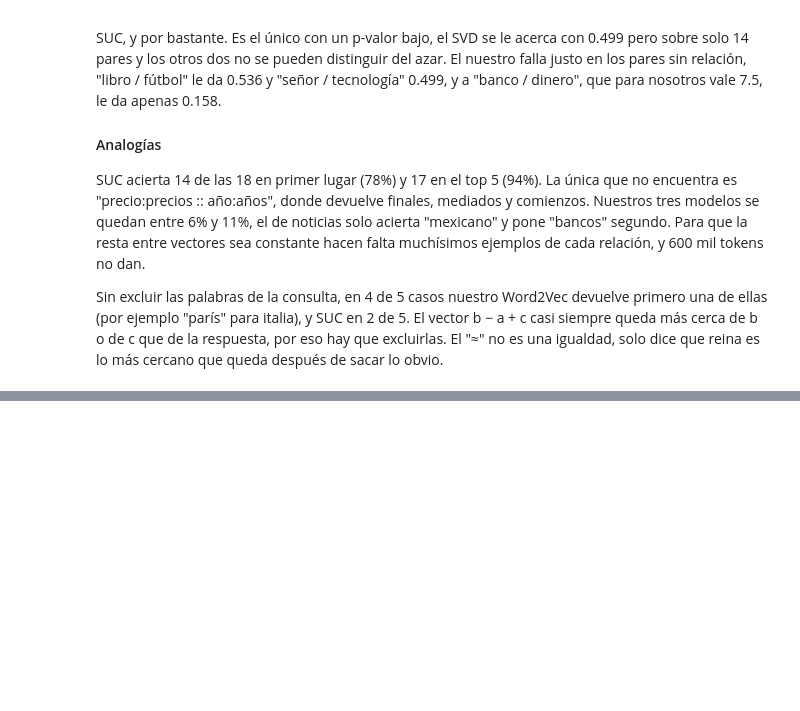
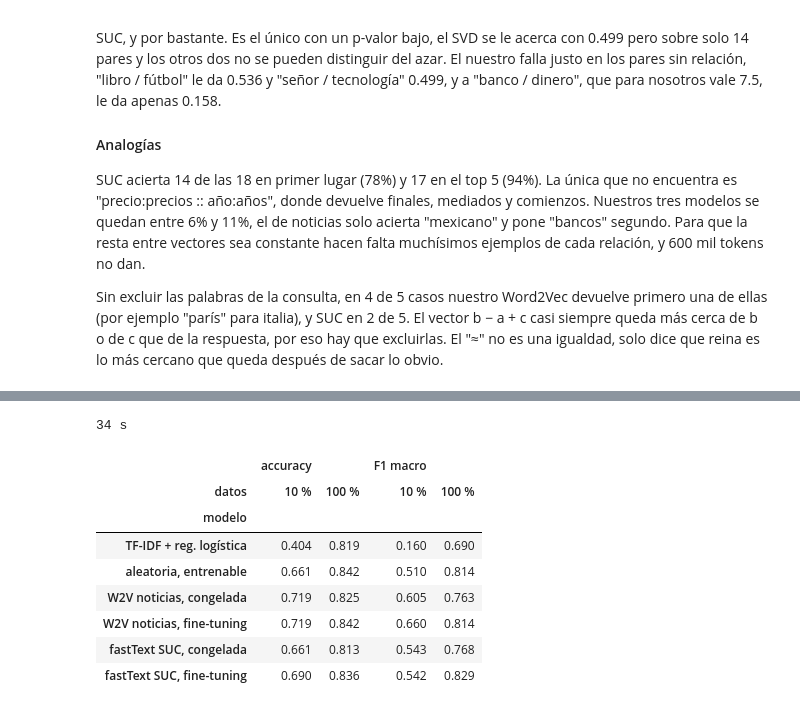
Before and after one commit to MrCifristo/NaturalLanguageProcessing, a Jupyter notebook: lab9-nlp/lab9.ipynb, the cells around one changed output, grey strips where cells are left out. Drawn from its saved outputs; the diff is of its cells as text; code cells hidden in the pictures; blank space fills up the shorter version.

```diff
--- a/lab9-nlp/lab9.ipynb
+++ b/lab9-nlp/lab9.ipynb
@@ -1049,0 +1170,17 @@ PCA es una proyección lineal, conserva las direcciones de mayor varianza y por
+# %%
+# --- 8.2 Línea base, TF-IDF + regresión logística ---
+def metricas(y, pred):
+    return {"accuracy": round(accuracy_score(y, pred), 3),
+            "F1 macro": round(f1_score(y, pred, average="macro"), 3)}
+
+
+resultados_clf = []
+y_test = df_clf.loc[idx_test, "y"].values
+for datos, idx in [("100 %", idx_train), ("10 %", idx_train10)]:
+    tfidf = TfidfVectorizer(analyzer=lambda tokens: tokens)
+    X_tr = tfidf.fit_transform(df_clf.loc[idx, "tokens"])
+    lr = LogisticRegression(max_iter=1000, random_state=RANDOM_STATE).fit(X_tr, df_clf.loc[idx, "y"])
+    pred = lr.predict(tfidf.transform(df_clf.loc[idx_test, "tokens"]))
+    resultados_clf.append({"modelo": "TF-IDF + reg. logística", "datos": datos, **metricas(y_test, pred)})
+
+pd.DataFrame(resultados_clf)
@@ -1049,0 +1275,32 @@ PCA es una proyección lineal, conserva las direcciones de mayor varianza y por
+# %%
+# --- 8.5 Tabla congelada frente a fine-tuning, con 100 % y 10 % de los datos ---
+E_w2v, _ = matriz_preentrenada(w2v_mejor.wv)
+E_suc, _ = matriz_preentrenada(suc)
+CONFIGS = {
+    "aleatoria, entrenable": dict(E=None),
+    "W2V noticias, congelada": dict(E=E_w2v, freeze=True),
+    "W2V noticias, fine-tuning": dict(E=E_w2v, freeze=False),
+    "fastText SUC, congelada": dict(E=E_suc, freeze=True),
+    "fastText SUC, fine-tuning": dict(E=E_suc, freeze=False),
+}
+
+t0 = time.time()
+for datos, idx in [("100 %", idx_train), ("10 %", idx_train10)]:
+    for nombre, cfg in CONFIGS.items():
+        modelo, _ = entrena_clf(idx, **cfg)
+        resultados_clf.append({"modelo": nombre, "datos": datos, **evalua(modelo, idx_test)})
+print(f"{time.time() - t0:.0f} s")
+
+tabla_clf = pd.DataFrame(resultados_clf).pivot(index="modelo", columns="datos", values=["accuracy", "F1 macro"])
+tabla_clf.reindex(["TF-IDF + reg. logística", *CONFIGS])
+# %% [output]
+34 s
+|  | accuracy |  | F1 macro |  |
+| datos | 10 % | 100 % | 10 % | 100 % |
+| modelo |  |  |  |  |
+| TF-IDF + reg. logística | 0.404 | 0.819 | 0.160 | 0.690 |
+| aleatoria, entrenable | 0.661 | 0.842 | 0.510 | 0.814 |
+| W2V noticias, congelada | 0.719 | 0.825 | 0.605 | 0.763 |
+| W2V noticias, fine-tuning | 0.719 | 0.842 | 0.660 | 0.814 |
+| fastText SUC, congelada | 0.661 | 0.813 | 0.543 | 0.768 |
+| fastText SUC, fine-tuning | 0.690 | 0.836 | 0.542 | 0.829 |
```
Also changed, not shown: parts of 29 cells of this notebook, 1 other file.
